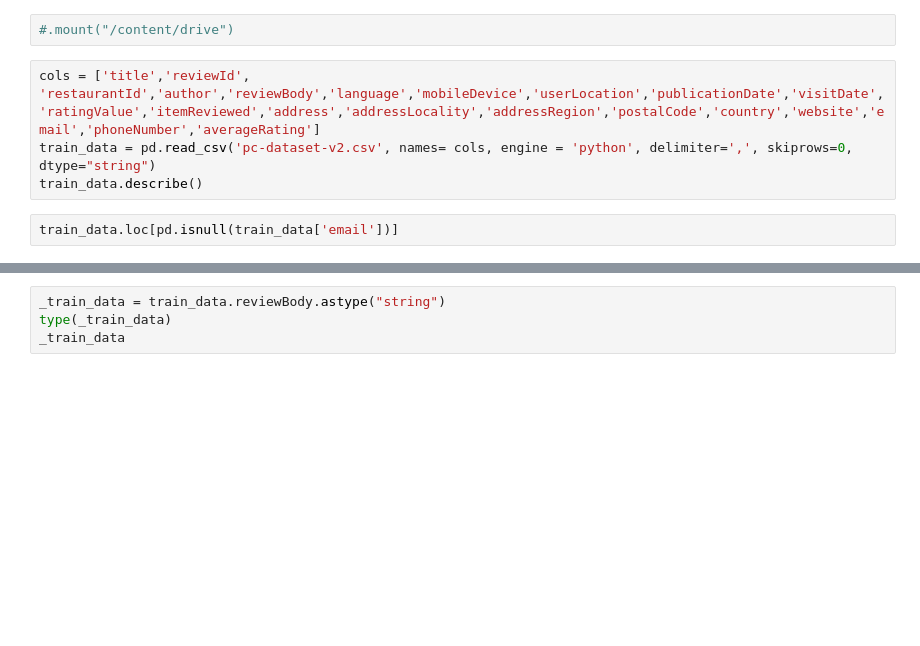
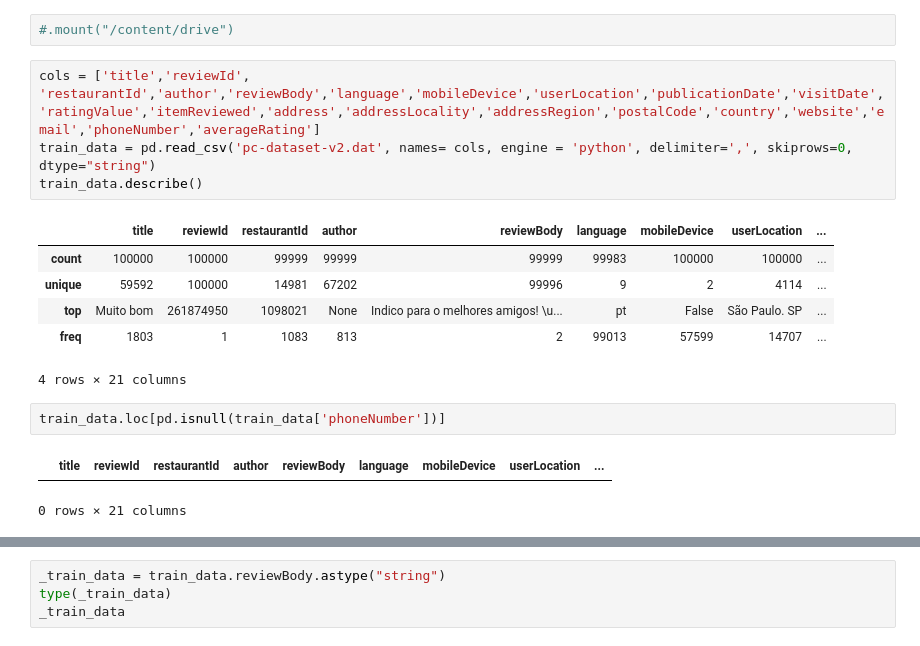
Before and after one commit to paulordie/gitTest, a Jupyter notebook: piloto-2.ipynb, the cells around one changed output, grey strips where cells are left out. Cells and saved outputs as stored; diff of their text form; blank space fills up the shorter version.

Commit message:
fix dataset line 8529

```diff
--- a/piloto-2.ipynb
+++ b/piloto-2.ipynb
@@ -20,9 +23,19 @@ from textblob import TextBlob
 #.mount("/content/drive")
 # %%
 cols = ['title','reviewId', 'restaurantId','author','reviewBody','language','mobileDevice','userLocation','publicationDate','visitDate','ratingValue','itemReviewed','address','addressLocality','addressRegion','postalCode','country','website','email','phoneNumber','averageRating']
-train_data = pd.read_csv('pc-dataset-v2.csv', names= cols, engine = 'python', delimiter=',', skiprows=0, dtype="string")
+train_data = pd.read_csv('pc-dataset-v2.dat', names= cols, engine = 'python', delimiter=',', skiprows=0, dtype="string")
 train_data.describe()
+# %% [output]
+|  | title | reviewId | restaurantId | author | reviewBody | language | mobileDevice | userLocation | ... |
+| count | 100000 | 100000 | 99999 | 99999 | 99999 | 99983 | 100000 | 100000 | ... |
+| unique | 59592 | 100000 | 14981 | 67202 | 99996 | 9 | 2 | 4114 | ... |
+| top | Muito bom | 261874950 | 1098021 | None | Indico para o melhores amigos! \u... | pt | False | São Paulo. SP | ... |
+| freq | 1803 | 1 | 1083 | 813 | 2 | 99013 | 57599 | 14707 | ... |
+4 rows × 21 columns
 # %%
-train_data.loc[pd.isnull(train_data['email'])]
+train_data.loc[pd.isnull(train_data['phoneNumber'])]
+# %% [output]
+|  | title | reviewId | restaurantId | author | reviewBody | language | mobileDevice | userLocation | ... |
+0 rows × 21 columns
 # %%
 train_data.head()
```
Also changed, not shown: parts of 3 cells of this notebook, 1 other file.
